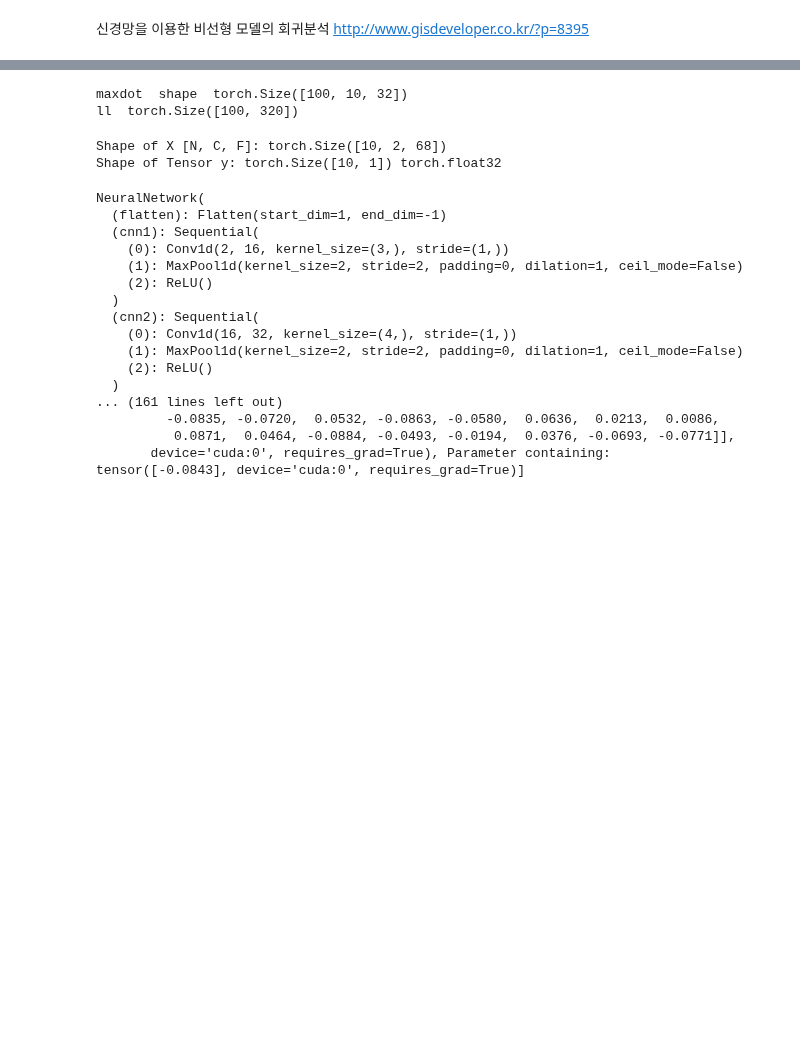
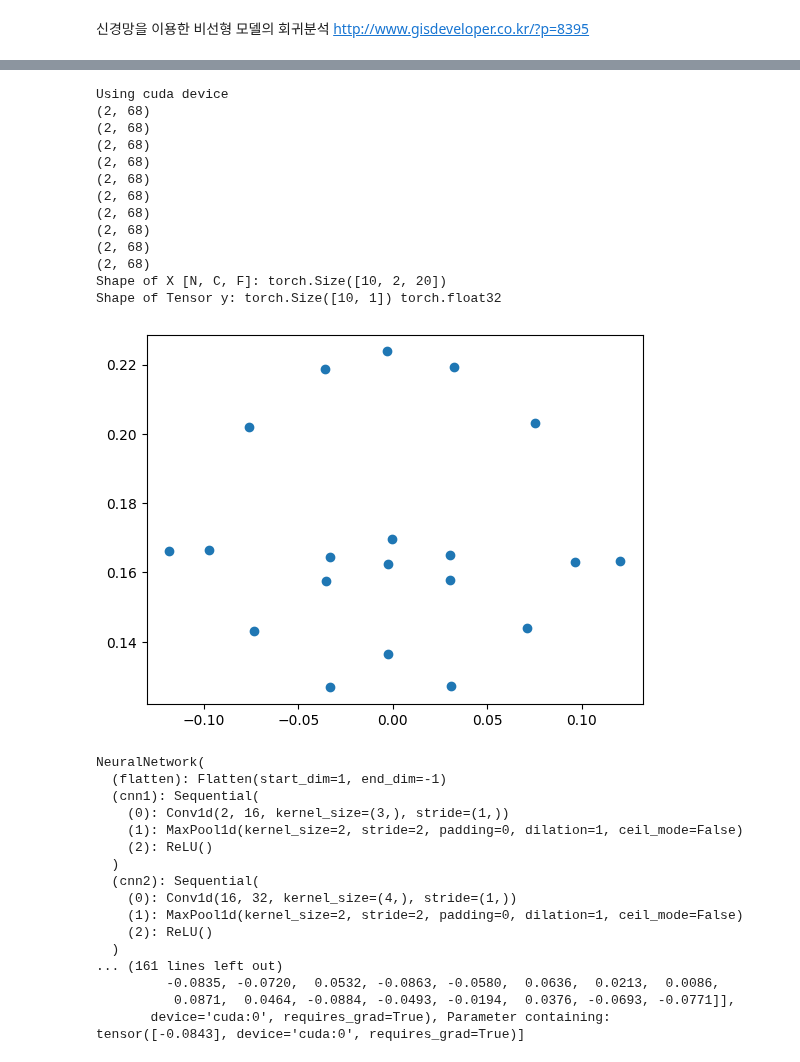
Before and after one commit to kangyul/Create-3D-Avatar-From-2D-Image-by-Pytorch, a Jupyter notebook: FacePartTrainer.ipynb, the cells around one changed output, grey strips where cells are left out. Cells and saved outputs as stored; diff of their text form; code cells hidden in the pictures; blank space fills up the shorter version.

Commit message:
FaceFeatureDataset

```diff
--- a/FacePartTrainer.ipynb
+++ b/FacePartTrainer.ipynb
@@ -24,58 +4,80 @@ epochs = 500
-# %%
-features = pd.read_csv('./outimg/Train/facefeature.csv')
-features = features.iloc[:, 1:]
-features = np.array(features, dtype=np.float32).reshape(-1,68,2);
-features = np.swapaxes(features, 1, 2)
-#features = np.take(features, DI.LEFT_EYE, axis=0)
-#print(features.shape)
-# print(features[0])
-
-features = torch.Tensor(features)
-conv1d = nn.MaxPool1d(2)(nn.Conv1d(2, 10, 5)(features))
-nn.ReLU(inplace=True)(conv1d)
-print("maxdot  shape ", conv1d.shape )
-ll = nn.Flatten()(conv1d)
-print('ll ', ll.size())
-#print(nn.MaxPool1d(dot, 2))
-# %% [output]
-maxdot  shape  torch.Size([100, 10, 32])
-ll  torch.Size([100, 320])
 # %%
+import torch
+from torch import nn, optim
+from torch.utils.data import Dataset, DataLoader
+import torch.nn.functional as F
+from torchvision import datasets
+from torchvision.transforms import ToTensor
+
+import pandas as pd
+import numpy as np
+import matplotlib.pyplot as plt
+import dlib_index as DI
+from FaceFeatureDataset import FaceFeatureDataset
+
+# Get cpu or gpu device for training.
+device = "cuda" if torch.cuda.is_available() else "cpu"
+print(f"Using {device} device")
+batch_size = 10
+epochs = 500
+
+
+
 # 머리      headSize =0, headWidth = 1,
 # 이마      foreheadPosition= 2,foreheadSize = 3,
 # 턱        jawsPosition =4,jawsSize = 5,
 # 아래턱    chinPosition = 6,chinSize = 7,chinPronounced = 8,
 # 뺨        lowCheek = 9, cheekPosition = 10, cheekSize = 11,
 # 귀        earsPosition = 12, earsRotation =13, earsSize = 14
 # 눈        eyeSize = 15, eyePosition= 16, eyeDepth = 17, eyeRotation = 18, eyeDistance = 19, eyeSquint= 20,
 # 코        noseSize,nosePosition,noseFlatten,nosePronounced,noseWidth,noseBridge,noseCurve,noseInclination,
 # 입        mouthSize,mouthPosition,mouthPronounced,lipsSize
 
 #eyeIndexes = ['eyeSize', 'eyePosition', 'eyeDepth', 'eyeRotation', 'eyeDistance', 'eyeSquint']
 #featureIndexes = DI.LEFT_EYE
 #labelIndexes = list(range(15, 21)) # eye
-featureIndexes = None
-labelIndexes = list([1])
+# 입 특징들만 추출 하고 입의 크기 데이터하고만 테스트 해보자
+
+
+#featureIndexes = None
+featureIndexes = DI.MOUSE
+# labelIndexes = list([1])
+labelIndexes = list([31])  # mouse size
 
 training_data = FaceFeatureDataset(feature_file="./outimg/Train/facefeature.csv", feature_indexes=featureIndexes,
                                    label_file="./Dataset/Train/csv/train.csv", label_indexes=labelIndexes)
 test_data = FaceFeatureDataset(feature_file="./outimg/Test/facefeature.csv", feature_indexes=featureIndexes,
                                label_file="./Dataset/Test/csv/test.csv", label_indexes=labelIndexes)
 
 
 train_loader = DataLoader(training_data, batch_size=batch_size, shuffle=True)
 test_loader = DataLoader(test_data, batch_size=batch_size, shuffle=False)
 
 # 데이터 로드 확인
 for X, y in test_loader:
     # N , Channel, H= width W = height
     print(f"Shape of X [N, C, F]: {X.shape}")
     print(f"Shape of Tensor y: {y.shape} {y.dtype}")
     break
 n_total_steps = len(train_loader)
+print(y)
+plt.scatter(X[0][0], X[0][1])
+plt.show()
 # %% [output]
-Shape of X [N, C, F]: torch.Size([10, 2, 68])
+Using cuda device
+(2, 68)
+(2, 68)
+(2, 68)
+(2, 68)
+(2, 68)
+(2, 68)
+(2, 68)
+(2, 68)
+(2, 68)
+(2, 68)
+Shape of X [N, C, F]: torch.Size([10, 2, 20])
 Shape of Tensor y: torch.Size([10, 1]) torch.float32
+[figure, added]
 # %%
 #num_classes = len(eyeIndexes)
 #print(num_classes)
```
Also changed, not shown: parts of 2 cells of this notebook, 3 other files.
